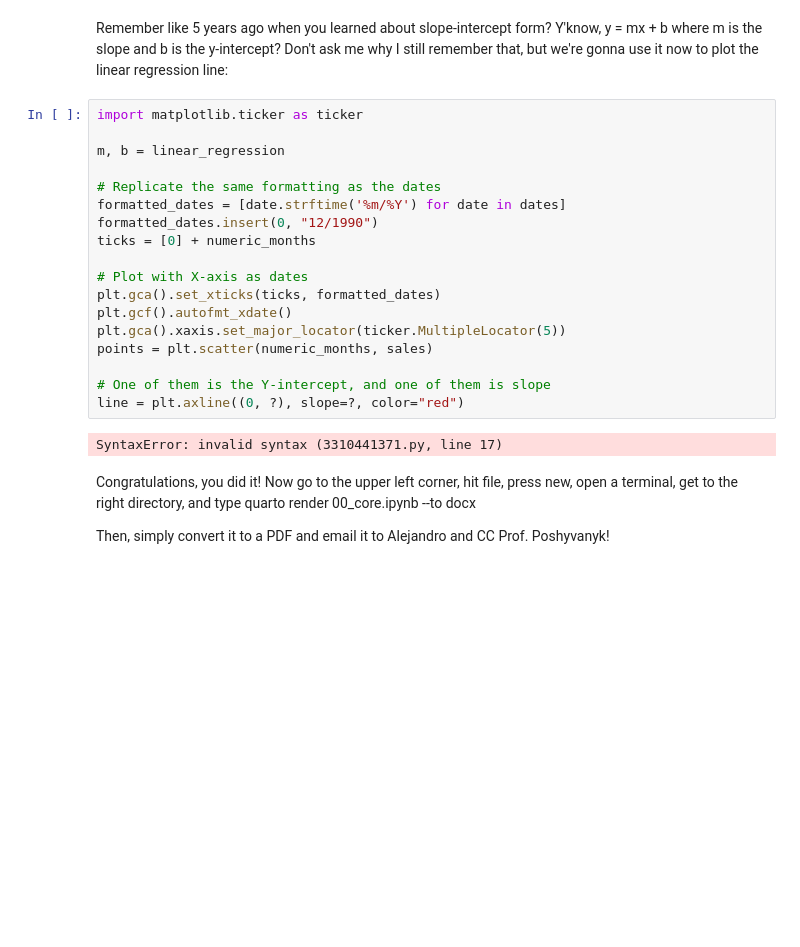
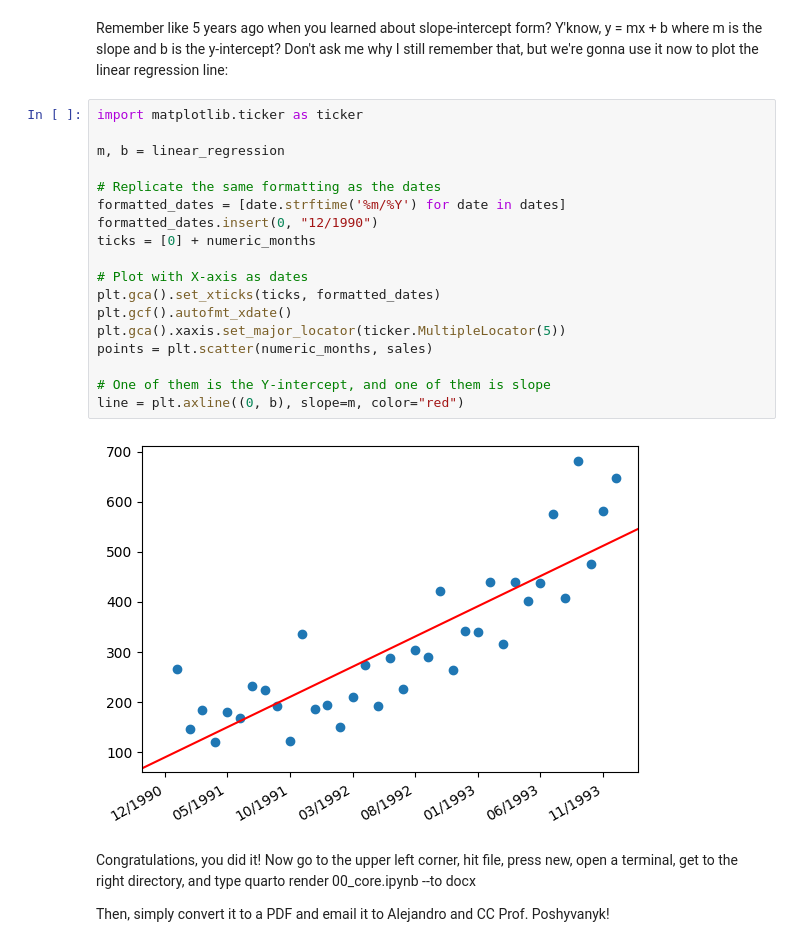
Before and after one commit to cmdobson2002/nbdev, a Jupyter notebook: nbs/00_core.ipynb, the cells around one changed output. Drawn from its saved outputs; the diff is of its cells as text; blank space fills up the shorter version.

```diff
--- a/nbs/00_core.ipynb
+++ b/nbs/00_core.ipynb
@@ -61,23 +61,23 @@ Remember like 5 years ago when you learned about slope-intercept form? Y'know, y
 # %%
 import matplotlib.ticker as ticker
 
 m, b = linear_regression
 
 # Replicate the same formatting as the dates
 formatted_dates = [date.strftime('%m/%Y') for date in dates]
 formatted_dates.insert(0, "12/1990")
 ticks = [0] + numeric_months
 
 # Plot with X-axis as dates
 plt.gca().set_xticks(ticks, formatted_dates)
 plt.gcf().autofmt_xdate()
 plt.gca().xaxis.set_major_locator(ticker.MultipleLocator(5))
 points = plt.scatter(numeric_months, sales)
 
 # One of them is the Y-intercept, and one of them is slope
-line = plt.axline((0, ?), slope=?, color="red")
+line = plt.axline((0, b), slope=m, color="red")
 # %% [output]
-SyntaxError: invalid syntax (3310441371.py, line 17)
+[figure, added]
 # %% [markdown]
 Congratulations, you did it! Now go to the upper left corner, hit file, press new, open a terminal, get to the right directory, and type
 quarto render 00_core.ipynb --to docx
```
Also changed, not shown: 1 other file.
